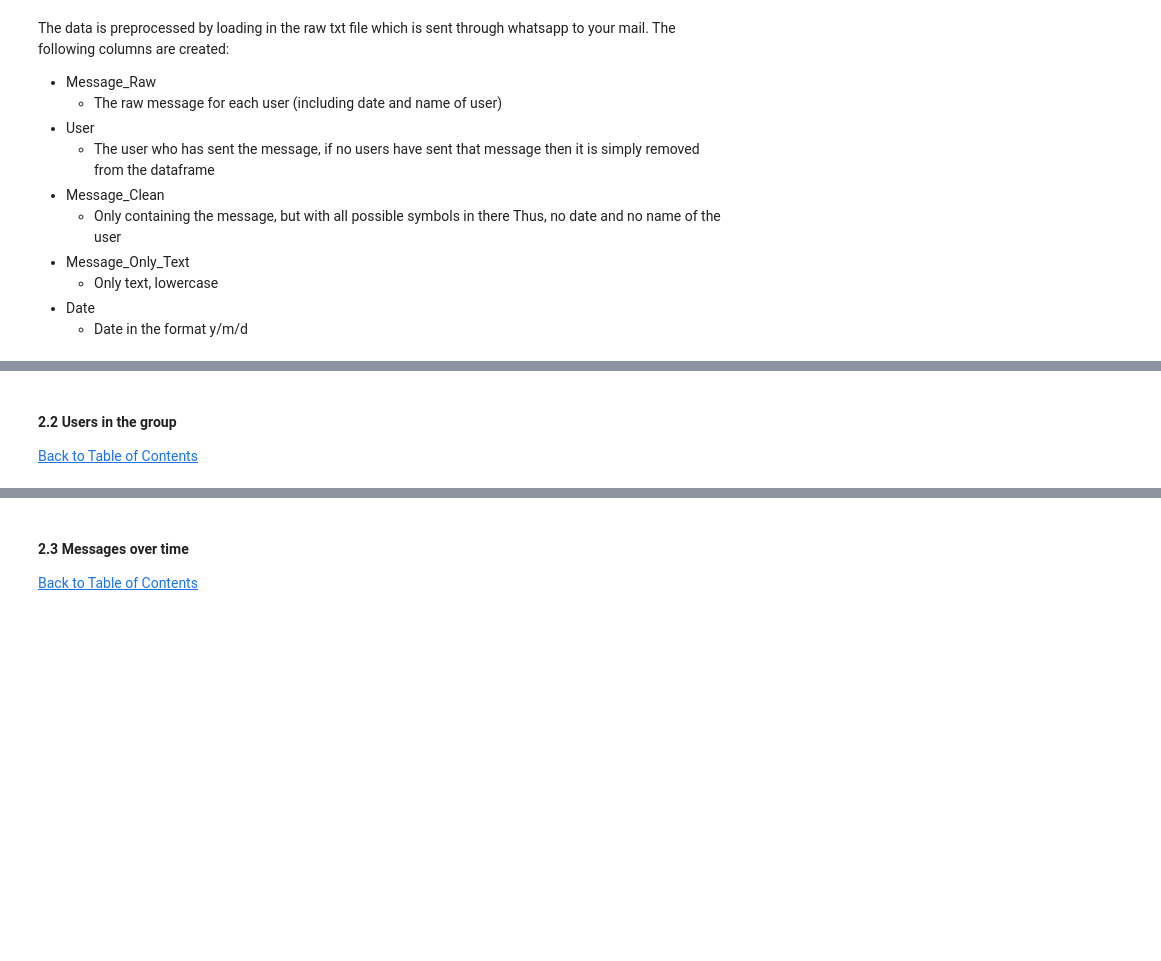
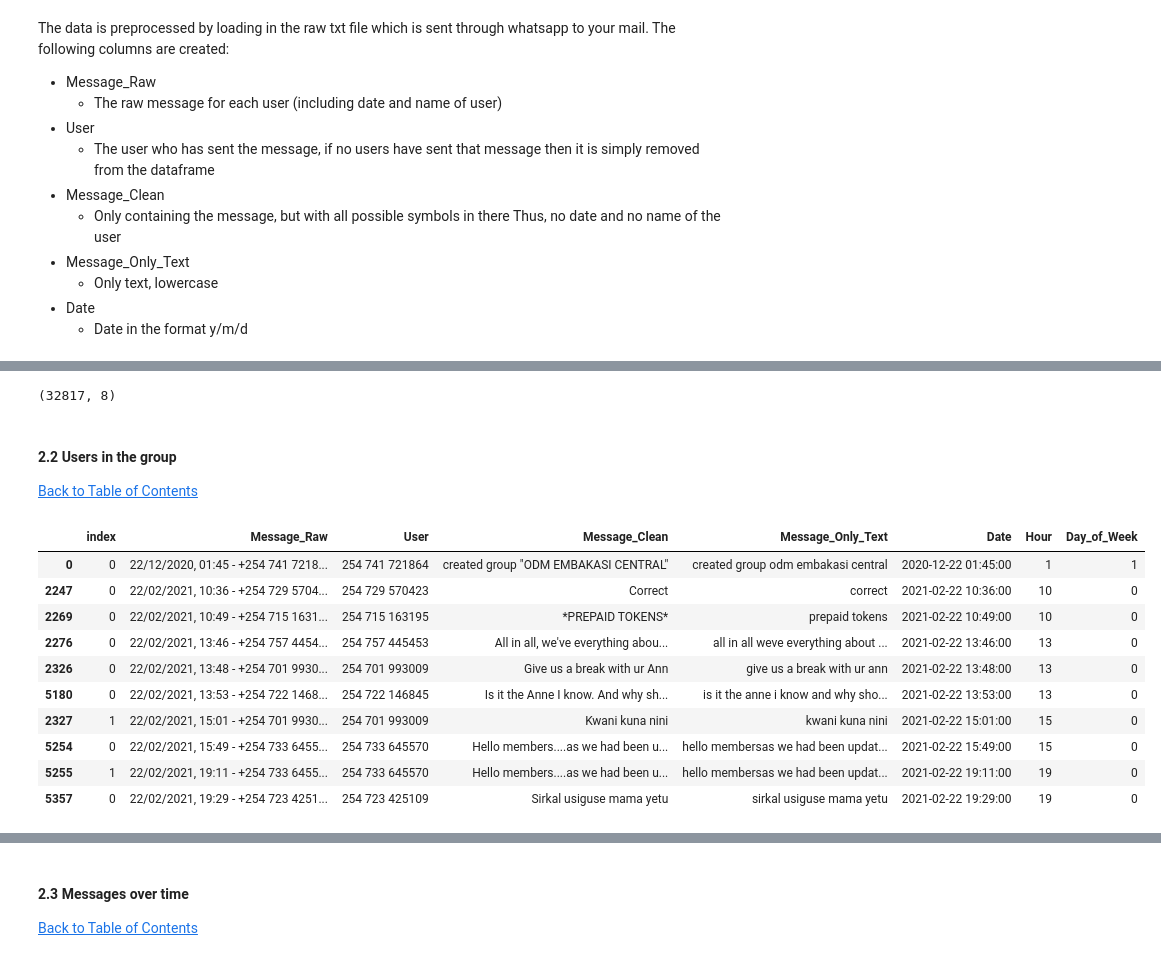
Before and after one commit to AllanCheboi/soan, a Jupyter notebook: notebooks/SOAN - WhatsApp Analysis.ipynb, the cells around one changed output, grey strips where cells are left out. Cells and saved outputs as stored; diff of their text form; code cells hidden in the pictures; blank space fills up the shorter version.

```diff
--- a/notebooks/SOAN - WhatsApp Analysis.ipynb
+++ b/notebooks/SOAN - WhatsApp Analysis.ipynb
@@ -129,6 +134,24 @@ ParserError: Unknown string format: *8*.        Building Materials Yard
+# %%
+df.shape
+# %% [output]
+(32817, 8)
 # %% [markdown]
 #### <a name="users">2.2 Users in the group</a>
 [Back to Table of Contents](#table)
+# %%
+df.head(10)
+# %% [output]
+|  | index | Message_Raw | User | Message_Clean | Message_Only_Text | Date | Hour | Day_of_Week |
+| 0 | 0 | 22/12/2020, 01:45 - +254 741 7218... | 254 741 721864 | created group "ODM EMBAKASI CENTRAL" | created group odm embakasi central | 2020-12-22 01:45:00 | 1 | 1 |
+| 2247 | 0 | 22/02/2021, 10:36 - +254 729 5704... | 254 729 570423 | Correct | correct | 2021-02-22 10:36:00 | 10 | 0 |
+| 2269 | 0 | 22/02/2021, 10:49 - +254 715 1631... | 254 715 163195 | *PREPAID TOKENS* | prepaid tokens | 2021-02-22 10:49:00 | 10 | 0 |
+| 2276 | 0 | 22/02/2021, 13:46 - +254 757 4454... | 254 757 445453 | All in all, we've everything abou... | all in all weve everything about ... | 2021-02-22 13:46:00 | 13 | 0 |
+| 2326 | 0 | 22/02/2021, 13:48 - +254 701 9930... | 254 701 993009 | Give us a break with ur Ann | give us a break with ur ann | 2021-02-22 13:48:00 | 13 | 0 |
+| 5180 | 0 | 22/02/2021, 13:53 - +254 722 1468... | 254 722 146845 | Is it the Anne I know. And why sh... | is it the anne i know and why sho... | 2021-02-22 13:53:00 | 13 | 0 |
+| 2327 | 1 | 22/02/2021, 15:01 - +254 701 9930... | 254 701 993009 | Kwani kuna nini | kwani kuna nini | 2021-02-22 15:01:00 | 15 | 0 |
+| 5254 | 0 | 22/02/2021, 15:49 - +254 733 6455... | 254 733 645570 | Hello members....as we had been u... | hello membersas we had been updat... | 2021-02-22 15:49:00 | 15 | 0 |
+| 5255 | 1 | 22/02/2021, 19:11 - +254 733 6455... | 254 733 645570 | Hello members....as we had been u... | hello membersas we had been updat... | 2021-02-22 19:11:00 | 19 | 0 |
+| 5357 | 0 | 22/02/2021, 19:29 - +254 723 4251... | 254 723 425109 | Sirkal usiguse mama yetu | sirkal usiguse mama yetu | 2021-02-22 19:29:00 | 19 | 0 |
 # %%
 general.print_users(df)
 # %% [output]
```
Also changed, not shown: parts of 15 cells of this notebook, 4 other files.
